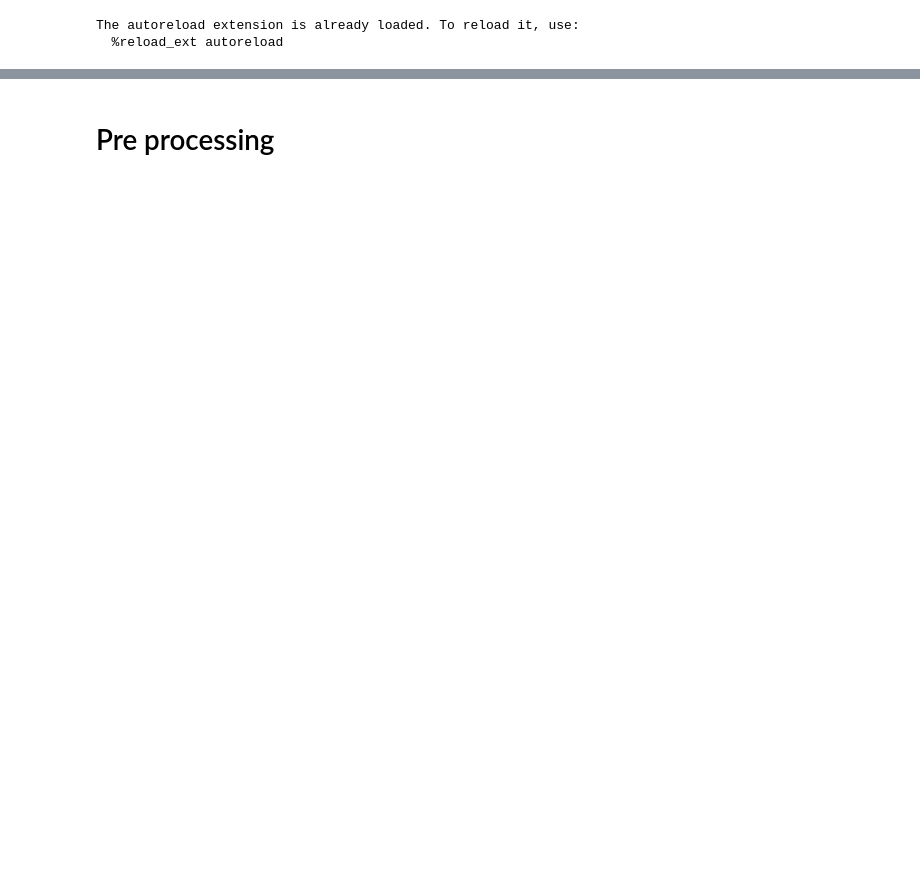
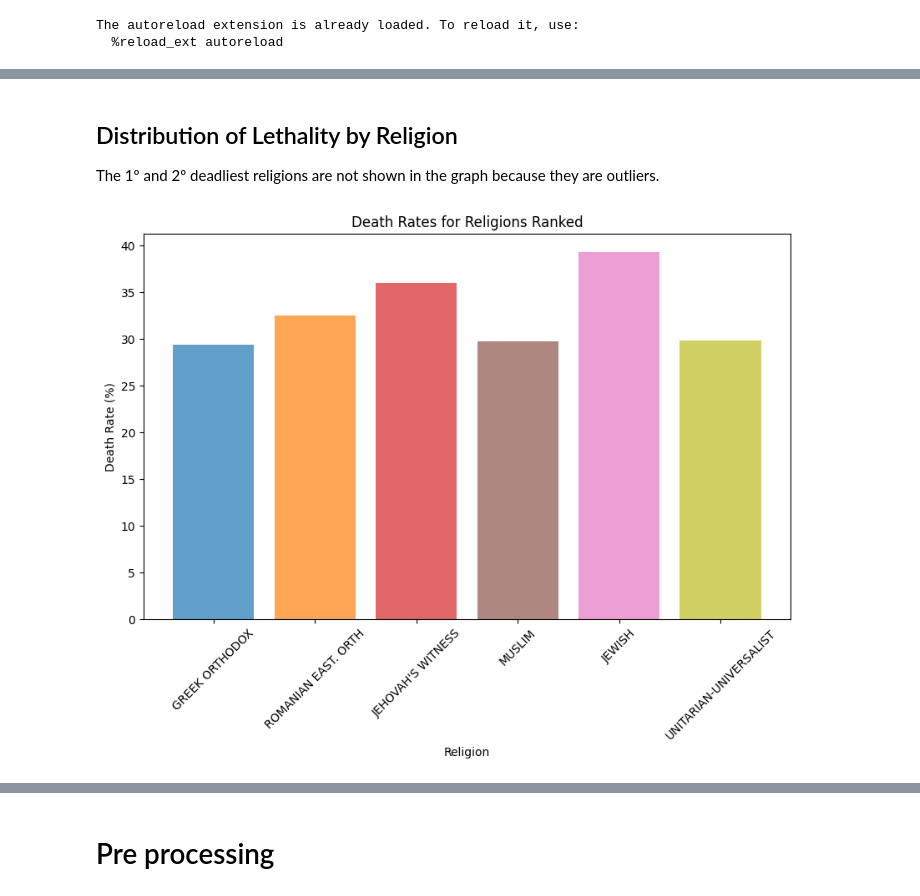
Before and after one commit to seblessa/ICU-LenghtOfStay-RegressionTask, a Jupyter notebook: notebook.ipynb, the cells around one changed output, grey strips where cells are left out. Cells and saved outputs as stored; diff of their text form; code cells hidden in the pictures; blank space fills up the shorter version.

```diff
--- a/notebook.ipynb
+++ b/notebook.ipynb
@@ -92,0 +274,19 @@ only showing top 20 rows
+# %% [markdown]
+## Distribution of Lethality by Religion
+
+The 1º and 2º deadliest religions are not shown in the graph because they are outliers.
+# %%
+# Calculate death rate per religion
+death_rate_per_religion = df.groupBy('RELIGION')\
+    .agg(
+        F.sum('DIED').alias('Deaths'),
+        F.count('DIED').alias('Total')
+    )\
+    .withColumn('Death Rate', (F.col('Deaths') / F.col('Total')) * 100)\
+    .orderBy(F.col('Death Rate').desc())
+
+religions = death_rate_per_religion.rdd.zipWithIndex().filter(lambda x: x[1] in [2,3,4,5,6,7]).map(lambda x: x[0]).toDF()
+
+utils.plot_graph(religions, 'RELIGION', 'Death Rate', F.first, 'Death Rates for Religions Ranked', 'Religion', 'Death Rate (%)')
+# %% [output]
+[figure, added]
```
Also changed, not shown: parts of 61 cells of this notebook, 2 other files.
